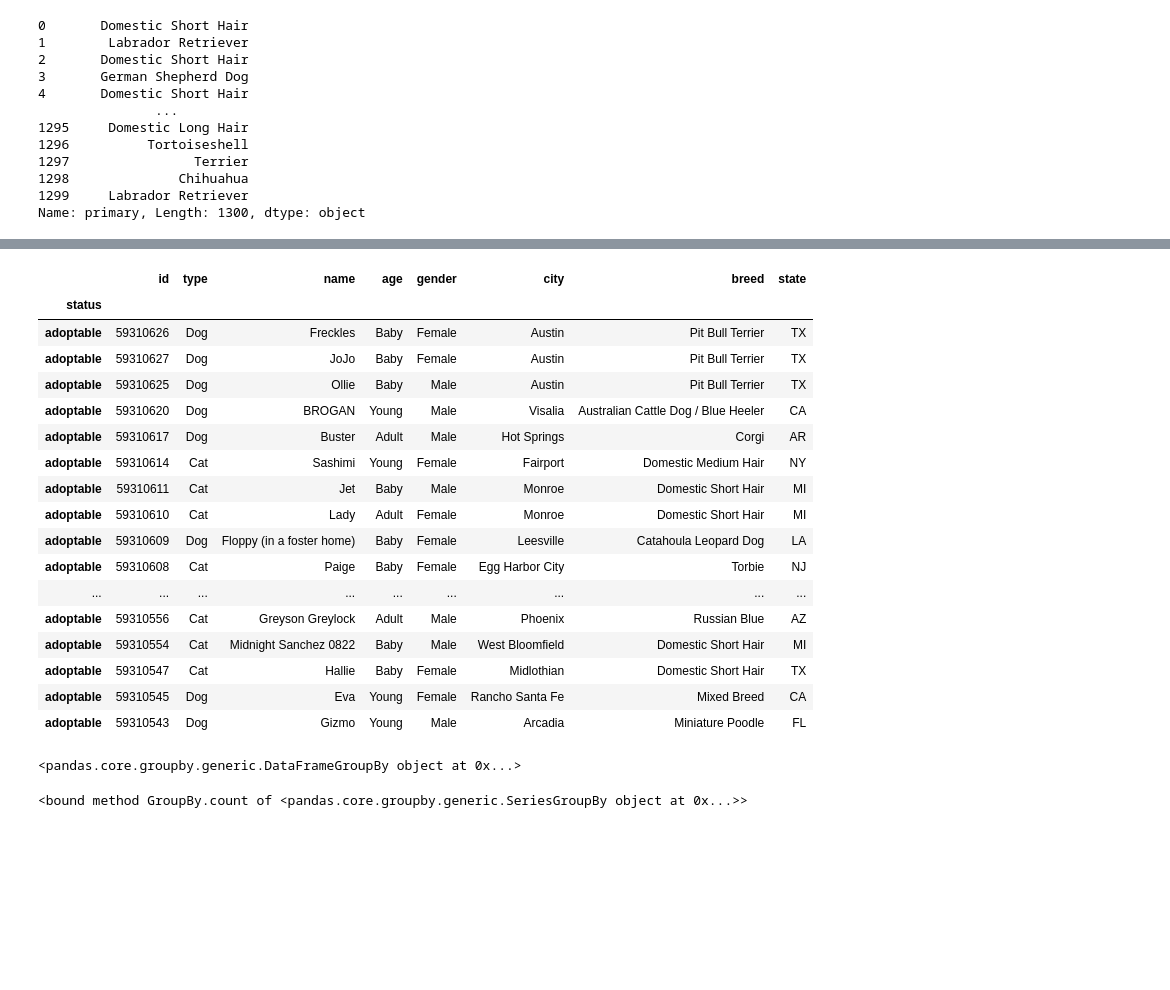
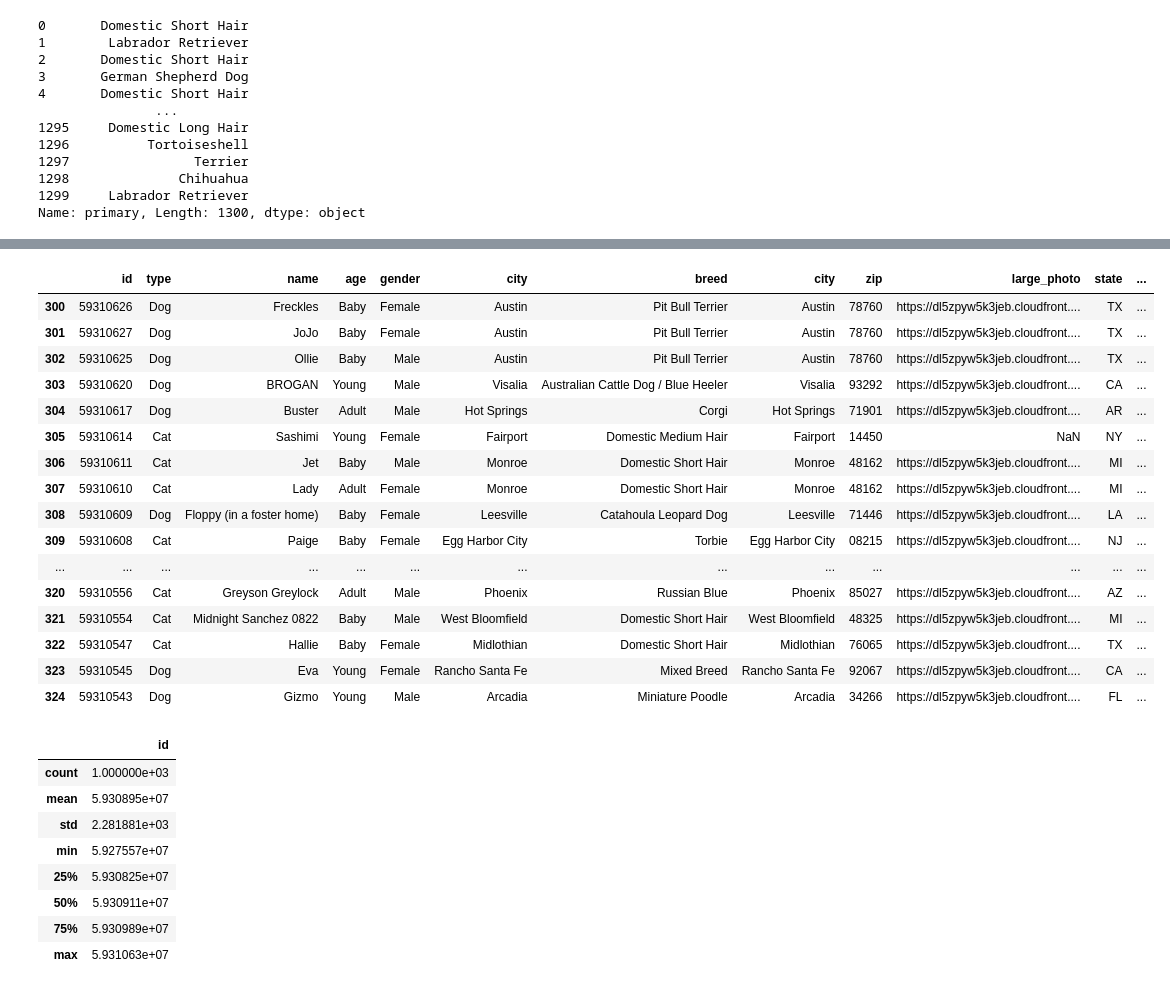
Before and after one commit to acboi0824/project_3_Web_Visualization, a Jupyter notebook: Kyndall/DatbaseConnection.ipynb, the cells around one changed output, grey strips where cells are left out. Cells and saved outputs as stored; diff of their text form; code cells hidden in the pictures; blank space fills up the shorter version.

Commit message:
new adoptables file

```diff
--- a/Kyndall/DatbaseConnection.ipynb
+++ b/Kyndall/DatbaseConnection.ipynb
@@ -10,6 +1,6 @@ Requirement already satisfied: six>=1.5 in /opt/anaconda3/lib/python3.9/site-pac
 # %%
 import pandas as pd
 
-cleaned_pet_df = pd.read_csv('pet_data_cleaned.csv')
-print(cleaned_pet_df)
+cleaned_pet_df = pd.read_csv('/Users/kyndallbutler/GTECH/project_3_Web_Visualization/data/pet_data_cleaned.csv')
+cleaned_pet_df.head()
 # %% [output]
@@ -82,32 +51,39 @@ avail.head()
-# %%
-available = avail.drop("adopted")
-available.head(n=25)
-# %% [output]
-|  | id | type | name | age | gender | city | breed | state |
-| status |  |  |  |  |  |  |  |  |
-| adoptable | 59310626 | Dog | Freckles | Baby | Female | Austin | Pit Bull Terrier | TX |
-| adoptable | 59310627 | Dog | JoJo | Baby | Female | Austin | Pit Bull Terrier | TX |
-| adoptable | 59310625 | Dog | Ollie | Baby | Male | Austin | Pit Bull Terrier | TX |
-| adoptable | 59310620 | Dog | BROGAN | Young | Male | Visalia | Australian Cattle Dog / Blue Heeler | CA |
-| adoptable | 59310617 | Dog | Buster | Adult | Male | Hot Springs | Corgi | AR |
-| adoptable | 59310614 | Cat | Sashimi | Young | Female | Fairport | Domestic Medium Hair | NY |
-| adoptable | 59310611 | Cat | Jet | Baby | Male | Monroe | Domestic Short Hair | MI |
-| adoptable | 59310610 | Cat | Lady | Adult | Female | Monroe | Domestic Short Hair | MI |
-| adoptable | 59310609 | Dog | Floppy (in a foster home) | Baby | Female | Leesville | Catahoula Leopard Dog | LA |
-| adoptable | 59310608 | Cat | Paige | Baby | Female | Egg Harbor City | Torbie | NJ |
-| ... | ... | ... | ... | ... | ... | ... | ... | ... |
-| adoptable | 59310556 | Cat | Greyson Greylock | Adult | Male | Phoenix | Russian Blue | AZ |
-| adoptable | 59310554 | Cat | Midnight Sanchez 0822 | Baby | Male | West Bloomfield | Domestic Short Hair | MI |
-| adoptable | 59310547 | Cat | Hallie | Baby | Female | Midlothian | Domestic Short Hair | TX |
-| adoptable | 59310545 | Dog | Eva | Young | Female | Rancho Santa Fe | Mixed Breed | CA |
-| adoptable | 59310543 | Dog | Gizmo | Young | Male | Arcadia | Miniature Poodle | FL |
-# %%
-totals = available.groupby(['type', 'state'])
-totals
-# %% [output]
-<pandas.core.groupby.generic.DataFrameGroupBy object at 0x...>
-# %%
-counts = totals['id'].count
-counts
-# %% [output]
-<bound method GroupBy.count of <pandas.core.groupby.generic.SeriesGroupBy object at 0x...>>
+# %%
+#Creating a new dataframe for adoptable pets:
+adoptables = cleaned_pet_df[['id', 'type', 'name', 'age', 'gender', 'city', 'breed', 'city', 'zip', 'large_photo',
+                             'state', 'species', 'status', 'url']]
+i = adoptables[(adoptables.status == 'adopted')].index
+
+#Dropping adopted pets and exporting available pets to csv:
+avail = adoptables.drop(i)
+avail.head(n=25)
+# %% [output]
+|  | id | type | name | age | gender | city | breed | city | zip | large_photo | state | ... |
+| 300 | 59310626 | Dog | Freckles | Baby | Female | Austin | Pit Bull Terrier | Austin | 78760 | https://dl5zpyw5k3jeb.cloudfront.... | TX | ... |
+| 301 | 59310627 | Dog | JoJo | Baby | Female | Austin | Pit Bull Terrier | Austin | 78760 | https://dl5zpyw5k3jeb.cloudfront.... | TX | ... |
+| 302 | 59310625 | Dog | Ollie | Baby | Male | Austin | Pit Bull Terrier | Austin | 78760 | https://dl5zpyw5k3jeb.cloudfront.... | TX | ... |
+| 303 | 59310620 | Dog | BROGAN | Young | Male | Visalia | Australian Cattle Dog / Blue Heeler | Visalia | 93292 | https://dl5zpyw5k3jeb.cloudfront.... | CA | ... |
+| 304 | 59310617 | Dog | Buster | Adult | Male | Hot Springs | Corgi | Hot Springs | 71901 | https://dl5zpyw5k3jeb.cloudfront.... | AR | ... |
+| 305 | 59310614 | Cat | Sashimi | Young | Female | Fairport | Domestic Medium Hair | Fairport | 14450 | NaN | NY | ... |
+| 306 | 59310611 | Cat | Jet | Baby | Male | Monroe | Domestic Short Hair | Monroe | 48162 | https://dl5zpyw5k3jeb.cloudfront.... | MI | ... |
+| 307 | 59310610 | Cat | Lady | Adult | Female | Monroe | Domestic Short Hair | Monroe | 48162 | https://dl5zpyw5k3jeb.cloudfront.... | MI | ... |
+| 308 | 59310609 | Dog | Floppy (in a foster home) | Baby | Female | Leesville | Catahoula Leopard Dog | Leesville | 71446 | https://dl5zpyw5k3jeb.cloudfront.... | LA | ... |
+| 309 | 59310608 | Cat | Paige | Baby | Female | Egg Harbor City | Torbie | Egg Harbor City | 08215 | https://dl5zpyw5k3jeb.cloudfront.... | NJ | ... |
+| ... | ... | ... | ... | ... | ... | ... | ... | ... | ... | ... | ... | ... |
+| 320 | 59310556 | Cat | Greyson Greylock | Adult | Male | Phoenix | Russian Blue | Phoenix | 85027 | https://dl5zpyw5k3jeb.cloudfront.... | AZ | ... |
+| 321 | 59310554 | Cat | Midnight Sanchez 0822 | Baby | Male | West Bloomfield | Domestic Short Hair | West Bloomfield | 48325 | https://dl5zpyw5k3jeb.cloudfront.... | MI | ... |
+| 322 | 59310547 | Cat | Hallie | Baby | Female | Midlothian | Domestic Short Hair | Midlothian | 76065 | https://dl5zpyw5k3jeb.cloudfront.... | TX | ... |
+| 323 | 59310545 | Dog | Eva | Young | Female | Rancho Santa Fe | Mixed Breed | Rancho Santa Fe | 92067 | https://dl5zpyw5k3jeb.cloudfront.... | CA | ... |
+| 324 | 59310543 | Dog | Gizmo | Young | Male | Arcadia | Miniature Poodle | Arcadia | 34266 | https://dl5zpyw5k3jeb.cloudfront.... | FL | ... |
+# %%
+avail.describe()
+# %% [output]
+|  | id |
+| count | 1.000000e+03 |
+| mean | 5.930895e+07 |
+| std | 2.281881e+03 |
+| min | 5.927557e+07 |
+| 25% | 5.930825e+07 |
+| 50% | 5.930911e+07 |
+| 75% | 5.930989e+07 |
+| max | 5.931063e+07 |
```
Also changed, not shown: parts of 5 cells of this notebook, 3 other files.
